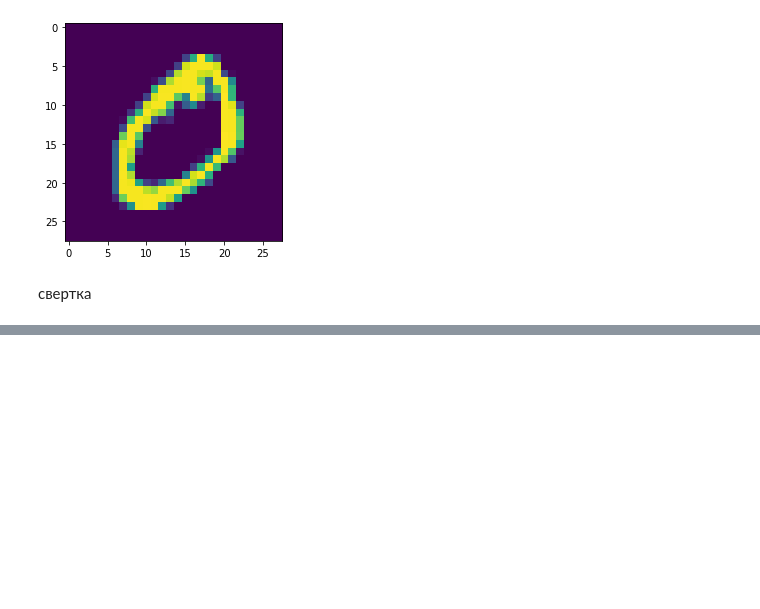
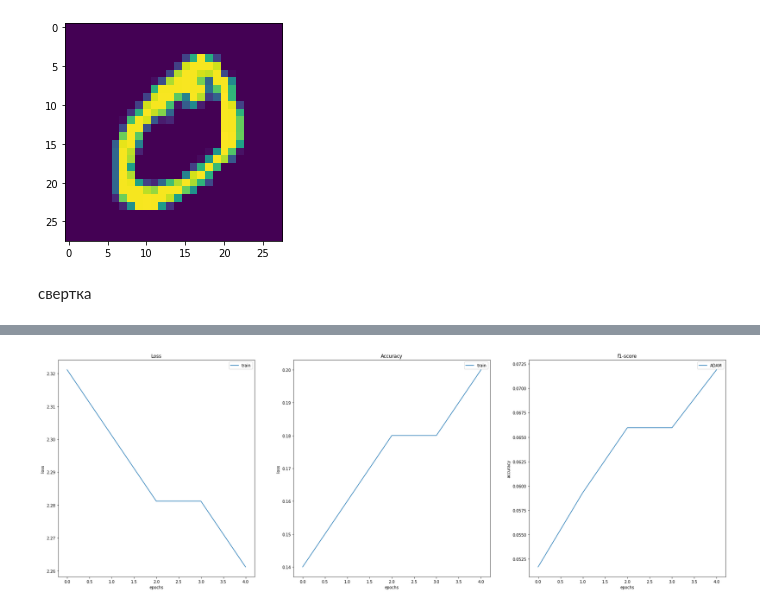
Before and after one commit to u-tain/-DN_Programming_and_TT, a Jupyter notebook: lab_01/numpy.ipynb, the cells around one changed output, grey strips where cells are left out. Saved outputs shown, nothing was run; the diff lists cells and outputs as text; code cells hidden in the pictures; blank space fills up the shorter version.

```diff
--- a/lab_01/numpy.ipynb
+++ b/lab_01/numpy.ipynb
@@ -360,7 +360,7 @@ class CELoss():
         return (-ones_true_class + softmax) / y_pred.shape[0]
 # %%
 class Adam():
-    def __init__(self, params, lr=1e-3, betas=(0.9, 0.999), eps=1e-8, weight_decay=0):
+    def __init__(self, params, lr=0.01, betas=(0.9, 0.999), eps=1e-8, weight_decay=0):
         self.params = np.array(params)
         self.lr = lr
         self.beta1, self.beta2 = betas
@@ -371,7 +371,7 @@ class Adam():
         self.exp_avg = np.zeros_like(self.params)
         self.exp_avg_sq = np.zeros_like(self.params)
 
-    def __call__(self,):
+    def __call__(self):
         pass
 
     def step(self, grads):
@@ -488,9 +487,7 @@ class train():
 
     def __call__(self):
         history = []
-        log_template = "\nEpoch {ep:03d} train_loss: {t_loss:0.4f} val_loss {v_loss:0.4f} \
-                                         train_acc {t_acc:0.4f} val_acc {v_acc:0.4f} \
-                                         train_f1 {t_f1:0.4f} val_f1 {v_f1:0.4f}"
+        log_template = "\nEpoch {ep:03d} train_loss: {t_loss:0.4f} val_loss {v_loss:0.4f} train_acc {t_acc:0.4f} \n val_acc {v_acc:0.4f} train_f1 {t_f1:0.4f} val_f1 {v_f1:0.4f}"
         with tqdm(desc="epoch", total=self.n_epoch) as pbar_outer:
             for epoch in range(self.n_epoch):
                 train_loss, train_acc, train_f1 = self.fit()
@@ -550,7 +547,7 @@ class train():
             val_f1 = np.average(val_f1_score)
             return val_loss, val_acc, val_f1
 # %%
-datas1 = make_data(MNIST_train.train_data[:500], MNIST_train.train_labels[:500])
-train_dataset = custom_loader(datas1, 100)
-datas2 = make_data(MNIST_train.test_data[:100], MNIST_train.test_labels[:100])
-val_dataset = custom_loader(datas2, 10)
+datas1 = make_data(MNIST_train.train_data[:50], MNIST_train.train_labels[:50])
+train_dataset = custom_loader(datas1, 5)
+datas2 = make_data(MNIST_train.test_data[:10], MNIST_train.test_labels[:10])
+val_dataset = custom_loader(datas2, 5)
@@ -557,6 +568,6 @@ val_dataset = custom_loader(datas2, 10)
 # %%
 lenet = model()
-start_train = train(lenet, (train_dataset, val_dataset), n_epoch = 5)
+start_train = train(lenet, (train_dataset, val_dataset), n_epoch = 10)
 his = start_train()
 # %% [output]
 loss 2.4611501717344746
@@ -584,24 +722,23 @@ loss 2.3611501717344745
 # %%
 loss, acc, val_loss, val_acc, tr_f1, val_f1= zip(*his)
 # %%
-fig, axs = plt.subplots(1, 3, figsize=(15, 25))
-axs[0, 0].plot(loss, label="train")
-axs[0, 0].plot(val_loss, label="val")
-axs[0, 0].set_title('Loss')
-axs[0, 0].set_xlabel("epochs")
-axs[0, 0].set_ylabel("loss")
-axs[0, 0].legend()
-axs[0, 1].plot(acc, label="train")
-axs[0, 1].plot(val_acc, label="val")
-axs[0, 1].set_title('Accuracy')
-axs[0, 1].set_xlabel("epochs")
-axs[0, 1].set_ylabel("loss")
-axs[0, 1].legend()
-axs[0, 2].plot(tr_f1, label="ADAM")
-axs[0, 2].plot(val_f1, label="ADASMOOTH")
-axs[0, 2].set_title('f1-score')
-axs[0, 2].set_xlabel("epochs")
-axs[0, 2].set_ylabel('accuracy')
-axs[0, 2].legend()
+fig, axs = plt.subplots(1, 3, figsize=(30, 10))
+axs[0].plot(loss, label="train")
+axs[0].set_title('Loss')
+axs[0].set_xlabel("epochs")
+axs[0].set_ylabel("loss")
+axs[0].legend()
+axs[1].plot(acc, label="train")
+axs[1].set_title('Accuracy')
+axs[1].set_xlabel("epochs")
+axs[1].set_ylabel("loss")
+axs[1].legend()
+axs[2].plot(tr_f1, label="train")
+axs[2].set_title('f1-score')
+axs[2].set_xlabel("epochs")
+axs[2].set_ylabel('accuracy')
+axs[2].legend()
 plt.savefig('gc.jpg')
 plt.show()
+# %% [output]
+[figure, added]
```
Also changed, not shown: parts of 3 cells of this notebook.
